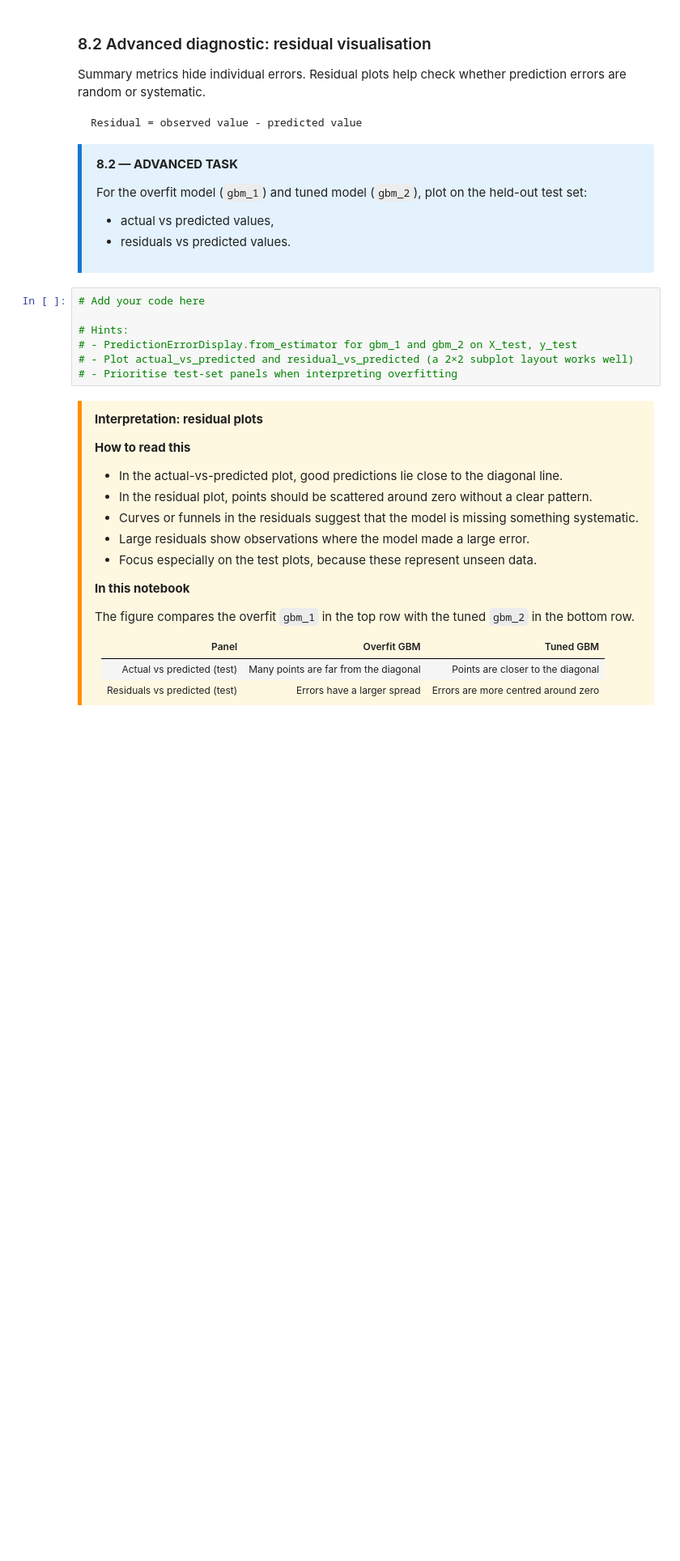
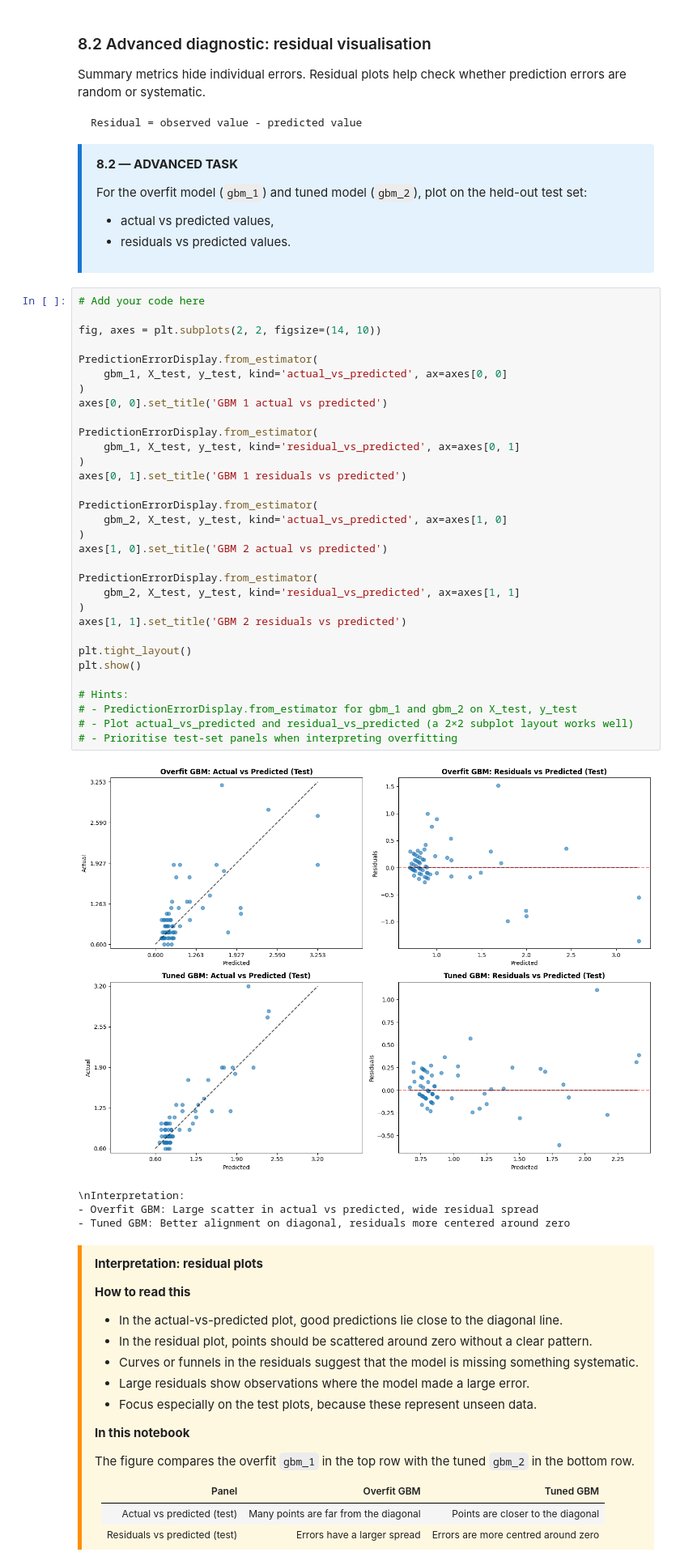
Before and after one commit to bizimdenge/ai4as_pitfalls_in_machine_learning_2026, a Jupyter notebook: notebooks_code/class_01_exercise.ipynb, the cells around one changed output. Shown at 81% size. Saved outputs shown, nothing was run; the diff lists cells and outputs as text; blank space fills up the shorter version.

```diff
--- a/notebooks_code/class_01_exercise.ipynb
+++ b/notebooks_code/class_01_exercise.ipynb
@@ -865,11 +1200,41 @@ For the overfit model (`gbm_1`) and tuned model (`gbm_2`), plot on the held-out
 </div>
 # %%
 # Add your code here
+
+fig, axes = plt.subplots(2, 2, figsize=(14, 10))
+
+PredictionErrorDisplay.from_estimator(
+    gbm_1, X_test, y_test, kind='actual_vs_predicted', ax=axes[0, 0]
+)
+axes[0, 0].set_title('GBM 1 actual vs predicted')
+
+PredictionErrorDisplay.from_estimator(
+    gbm_1, X_test, y_test, kind='residual_vs_predicted', ax=axes[0, 1]
+)
+axes[0, 1].set_title('GBM 1 residuals vs predicted')
+
+PredictionErrorDisplay.from_estimator(
+    gbm_2, X_test, y_test, kind='actual_vs_predicted', ax=axes[1, 0]
+)
+axes[1, 0].set_title('GBM 2 actual vs predicted')
+
+PredictionErrorDisplay.from_estimator(
+    gbm_2, X_test, y_test, kind='residual_vs_predicted', ax=axes[1, 1]
+)
+axes[1, 1].set_title('GBM 2 residuals vs predicted')
+
+plt.tight_layout()
+plt.show()
 
 # Hints:
 # - PredictionErrorDisplay.from_estimator for gbm_1 and gbm_2 on X_test, y_test
 # - Plot actual_vs_predicted and residual_vs_predicted (a 2×2 subplot layout works well)
 # - Prioritise test-set panels when interpreting overfitting
+# %% [output]
+[figure, added]
+\nInterpretation:
+- Overfit GBM: Large scatter in actual vs predicted, wide residual spread
+- Tuned GBM: Better alignment on diagonal, residuals more centered around zero
 # %% [markdown]
 <div style="background:#FFF8E1;border-left:5px solid #FF8F00;padding:12px 16px;margin:10px 0;border-radius:0 4px 4px 0;">
 
```
Also changed, not shown: parts of 16 cells of this notebook, 1 other file.
